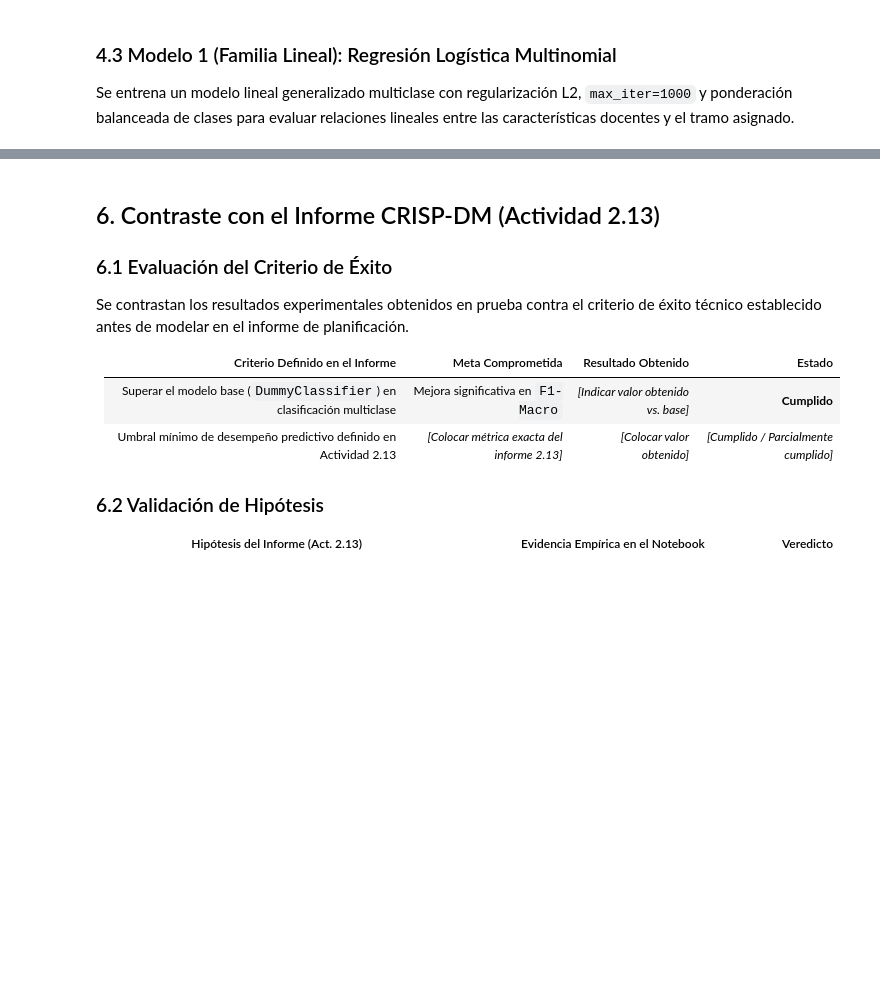
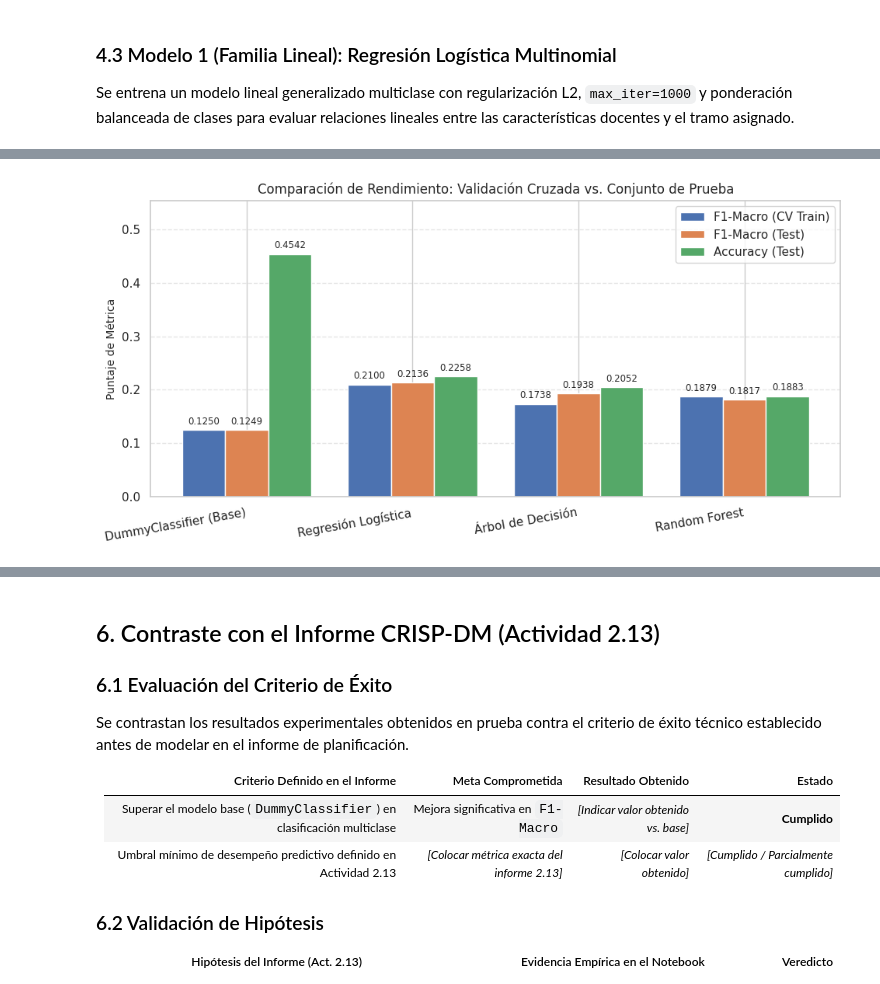
Before and after one commit to gonmpa/Notebook_Jupyter_Mineria_Datos_Supervisado_Clasificacion, a Jupyter notebook: Evaluacion_Final_MD_Pino_Gonzalo.ipynb, the cells around one changed output, grey strips where cells are left out. Drawn from its saved outputs; the diff is of its cells as text; code cells hidden in the pictures; blank space fills up the shorter version.

```diff
--- a/Evaluacion_Final_MD_Pino_Gonzalo.ipynb
+++ b/Evaluacion_Final_MD_Pino_Gonzalo.ipynb
@@ -651,0 +879,34 @@ A continuación se adjuntan las capturas de la interfaz de MLflow almacenadas en
+# %%
+# [C-5.1] Gráfico comparativo de estabilidad (CV Train vs. Test) y Accuracy
+import numpy as np
+
+df_comparacion = pd.DataFrame(resultados_modelos)
+
+fig, ax = plt.subplots(figsize=(10, 5))
+x = np.arange(len(df_comparacion))
+ancho = 0.26
+
+b1 = ax.bar(x - ancho, df_comparacion["F1-Macro (CV Train)"], width=ancho, label="F1-Macro (CV Train)", color="#4c72b0")
+b2 = ax.bar(x, df_comparacion["F1-Macro (Test)"], width=ancho, label="F1-Macro (Test)", color="#dd8452")
+b3 = ax.bar(x + ancho, df_comparacion["Accuracy (Test)"], width=ancho, label="Accuracy (Test)", color="#55a868")
+
+ax.set_xticks(x)
+ax.set_xticklabels(df_comparacion["Modelo"], rotation=10, ha="right")
+ax.set_ylim(0, df_comparacion["Accuracy (Test)"].max() + 0.10)
+ax.set_ylabel("Puntaje de Métrica")
+ax.set_title("Comparación de Rendimiento: Validación Cruzada vs. Conjunto de Prueba")
+ax.legend()
+ax.grid(axis="y", linestyle="--", alpha=0.5)
+
+for bars in [b1, b2, b3]:
+    for bar in bars:
+        h = bar.get_height()
+        ax.annotate(f"{h:.4f}",
+                    xy=(bar.get_x() + bar.get_width() / 2, h),
+                    xytext=(0, 3), textcoords="offset points",
+                    ha="center", va="bottom", fontsize=8.5)
+
+plt.tight_layout()
+plt.show()
+# %% [output]
+[figure, added]
```
Also changed, not shown: parts of 18 cells of this notebook.
